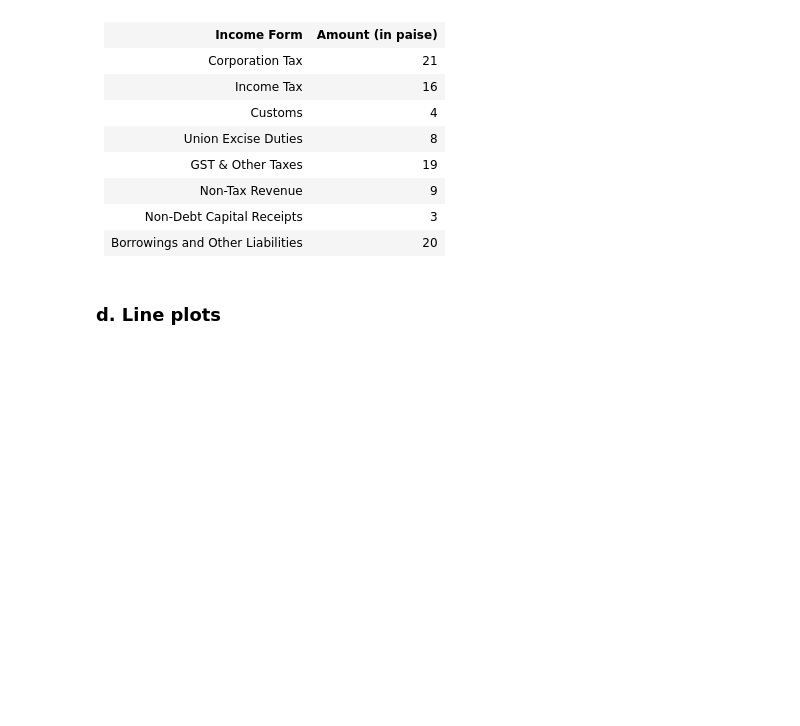
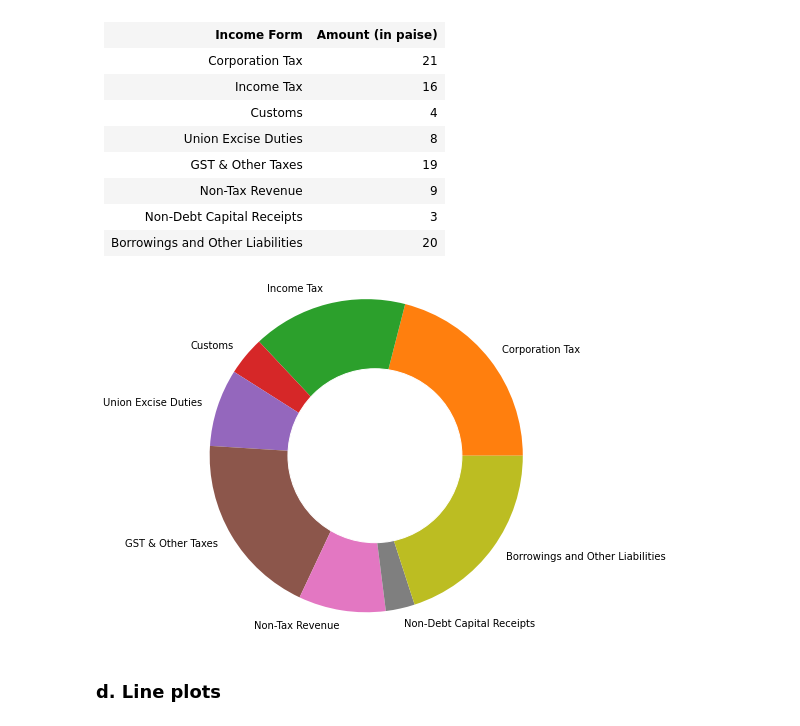
Before and after one commit to Himanshu7011/AiML, a Jupyter notebook: Inclass Session 5 _ 6 - Question-1.ipynb, the cells around one changed output. Cells and saved outputs as stored; diff of their text form; code cells hidden in the pictures; blank space fills up the shorter version.

```diff
--- a/Inclass Session 5 _ 6 - Question-1.ipynb
+++ b/Inclass Session 5 _ 6 - Question-1.ipynb
@@ -983,3 +1079,25 @@ df
+# %%
+# type your code here
+import matplotlib.pyplot as plt
+import pandas as pd
+import numpy as np
+
+dict = {'Income Form' : ['Corporation Tax', 'Income Tax', 'Customs', 'Union Excise Duties', 'GST & Other Taxes', 'Non-Tax Revenue','Non-Debt Capital Receipts', 'Borrowings and Other Liabilities'],
+       'Amount (in paise)' : [21, 16, 4, 8, 19, 9, 3, 20]}
+
+df = pd.DataFrame(dict)
+df
+plt.scatter(df['Amount (in paise)'], df['Income Form'], edgecolors='red')
+plt.pie(df['Amount (in paise)'], labels=df['Income Form'], shadow=False, radius=1.8)
+
+# Create a inner circle!!!
+my_circle=plt.Circle((0.1,0), 1, color='white')
+p=plt.gcf()
+p.gca().add_artist(my_circle)
+
+plt.show()
+# %% [output]
+[figure, added]
 # %% [markdown]
 ### d. Line plots
 # %% [markdown]
```
Also changed, not shown: parts of 14 cells of this notebook.
